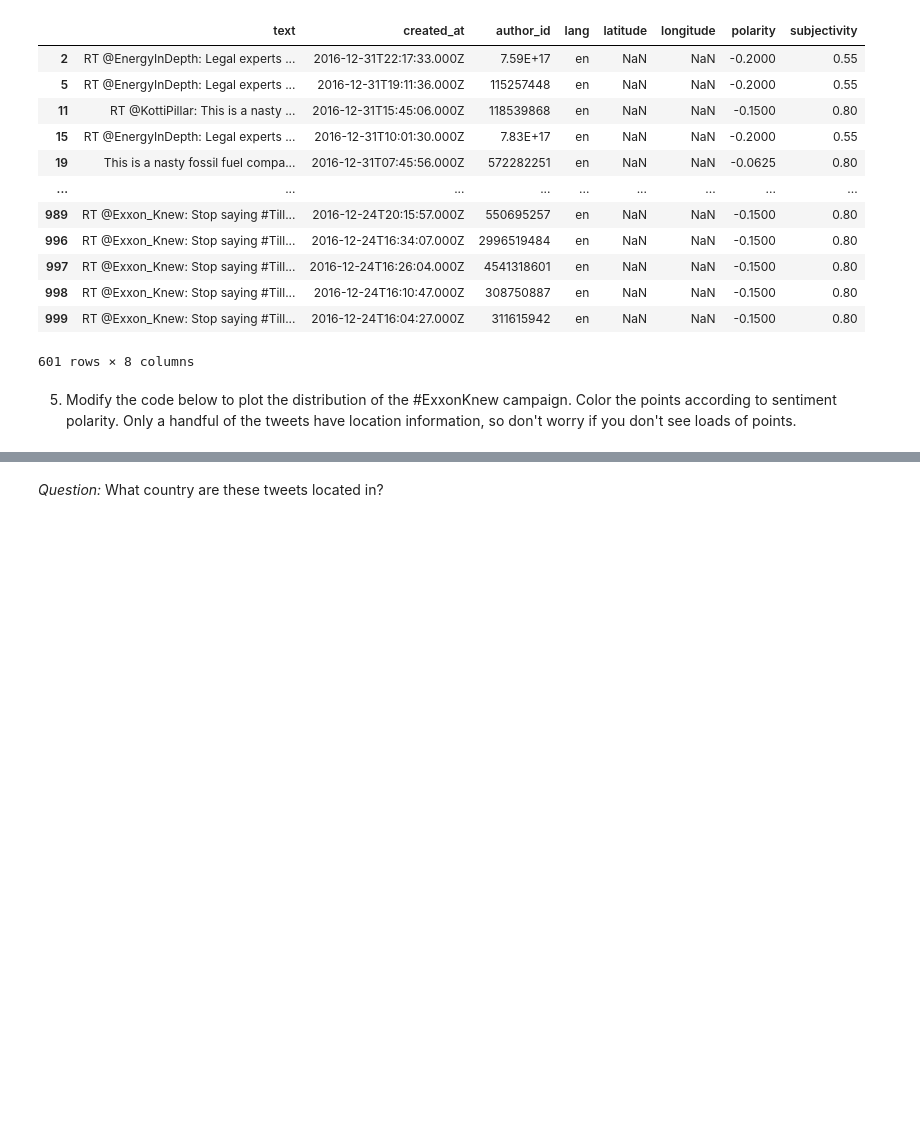
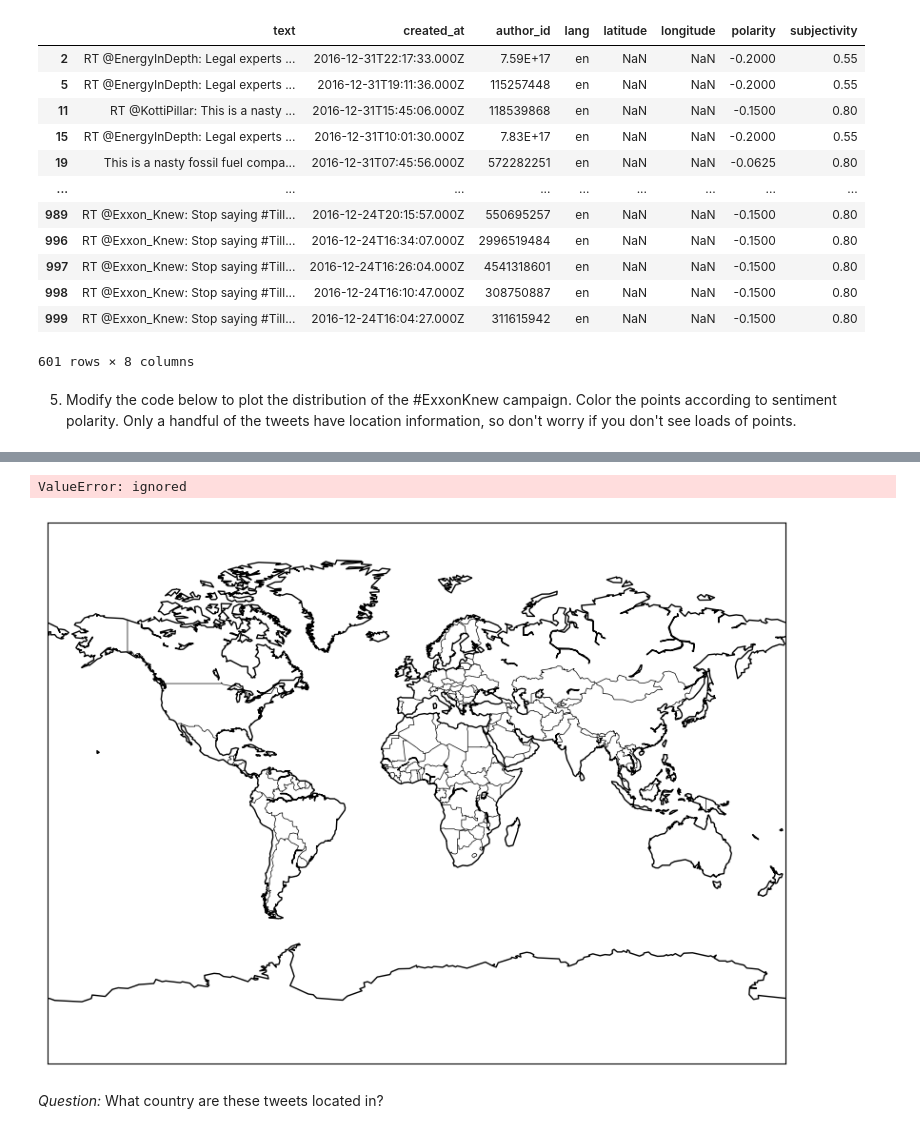
Before and after one commit to JosephMuschialli/QM2, a Jupyter notebook: Final/W04._Natural_Language_Processing_Student_Version.ipynb, the cells around one changed output, grey strips where cells are left out. Saved outputs shown, nothing was run; the diff lists cells and outputs as text; code cells hidden in the pictures; blank space fills up the shorter version.

```diff
--- a/Final/W04._Natural_Language_Processing_Student_Version.ipynb
+++ b/Final/W04._Natural_Language_Processing_Student_Version.ipynb
@@ -574,6 +670,7 @@ See the caveats in the documentation: https://pandas.pydata.org/pandas-docs/stab
 # %% [markdown]
 5. Modify the code below to plot the distribution of the #ExxonKnew campaign. Color the points according to sentiment polarity. Only a handful of the tweets have location information, so don't worry if you don't see loads of points.
 # %%
+!pip install basemap
 import matplotlib.pyplot as plt
 from mpl_toolkits.basemap import Basemap
 map = Basemap(projection='mill')
@@ -584,7 +681,8 @@ map.drawcoastlines()
 map.scatter(
       x=sample['longitude'],
       y=sample['latitude'],
-      color='red',
+      c = sample[sample['polarity']<=0],
+      cmap = 'coolwarm',
       latlon=True,
       vmin=-1,
       vmax=0)
@@ -593,2 +706,4 @@ ModuleNotFoundError: ignored
+ValueError: ignored
+[figure, added]
 # %% [markdown]
 *Question:* What country are these tweets located in?
```
Also changed, not shown: parts of 13 cells of this notebook.
